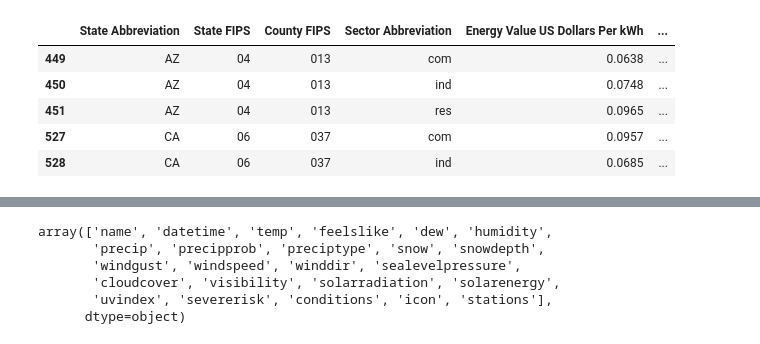
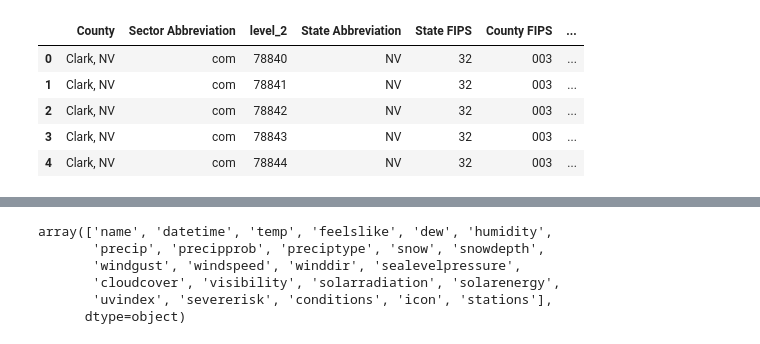
Before and after one commit to Urkchar/Solar-Weather, a Jupyter notebook: main.ipynb, the cells around one changed output, grey strips where cells are left out. Cells and saved outputs as stored; diff of their text form; code cells hidden in the pictures.

Commit message:
Cleaned and combined VC and NREL data

```diff
--- a/main.ipynb
+++ b/main.ipynb
@@ -71,0 +78,5 @@ Name: County, dtype: object
+# %%
+nrel["Hourly Capacity Factor"] = nrel["Hourly Capacity Factor"].apply(lambda x: ast.literal_eval(x))
+# %%
+nrel = nrel.explode("Hourly Capacity Factor").reset_index(drop=True)
+nrel.head()
@@ -71,0 +90,7 @@ Name: County, dtype: object
+# %%
+def add_datetime(group):
+    start = pd.Timestamp("2024-01-01 00:00:00")
+    group["Datetime"] = [start + pd.Timedelta(hours=i) for i in range(len(group))]
+    return group
+
+nrel = nrel.groupby(["County", "Sector Abbreviation"]).apply(add_datetime, include_groups=False).reset_index(drop=False)
@@ -72,11 +113,13 @@ Name: County, dtype: object
 # %%
 # Divide hourly_capacity_factor by hourly_capacity_value_scalar to render generation in the correct unit (kWh/kW)
-nrel["Real Generation"] = nrel.apply(lambda row: [hour / row["Hourly Capacity Factor Scalar"] for hour in ast.literal_eval(row["Hourly Capacity Factor"])], axis=1)
+# nrel["Real Generation"] = nrel.apply(lambda row: [hour / row["Hourly Capacity Factor Scalar"] for hour in ast.literal_eval(row["Hourly Capacity Factor"])], axis=1)
+# nrel.apply(lambda x: print(x.keys())) # ["Hourly Capacity Factor"] / x["Hourly Capacity Factor Scalar"]
+nrel["Real Generation"] = nrel["Hourly Capacity Factor"] / nrel["Hourly Capacity Factor Scalar"]
 nrel.head()
 # %% [output]
-|  | State Abbreviation | State FIPS | County FIPS | Sector Abbreviation | Energy Value US Dollars Per kWh | ... |
-| 449 | AZ | 04 | 013 | com | 0.0638 | ... |
-| 450 | AZ | 04 | 013 | ind | 0.0748 | ... |
-| 451 | AZ | 04 | 013 | res | 0.0965 | ... |
-| 527 | CA | 06 | 037 | com | 0.0957 | ... |
-| 528 | CA | 06 | 037 | ind | 0.0685 | ... |
+|  | County | Sector Abbreviation | level_2 | State Abbreviation | State FIPS | County FIPS | ... |
+| 0 | Clark, NV | com | 78840 | NV | 32 | 003 | ... |
+| 1 | Clark, NV | com | 78841 | NV | 32 | 003 | ... |
+| 2 | Clark, NV | com | 78842 | NV | 32 | 003 | ... |
+| 3 | Clark, NV | com | 78843 | NV | 32 | 003 | ... |
+| 4 | Clark, NV | com | 78844 | NV | 32 | 003 | ... |
```
Also changed, not shown: parts of 64 cells of this notebook.
